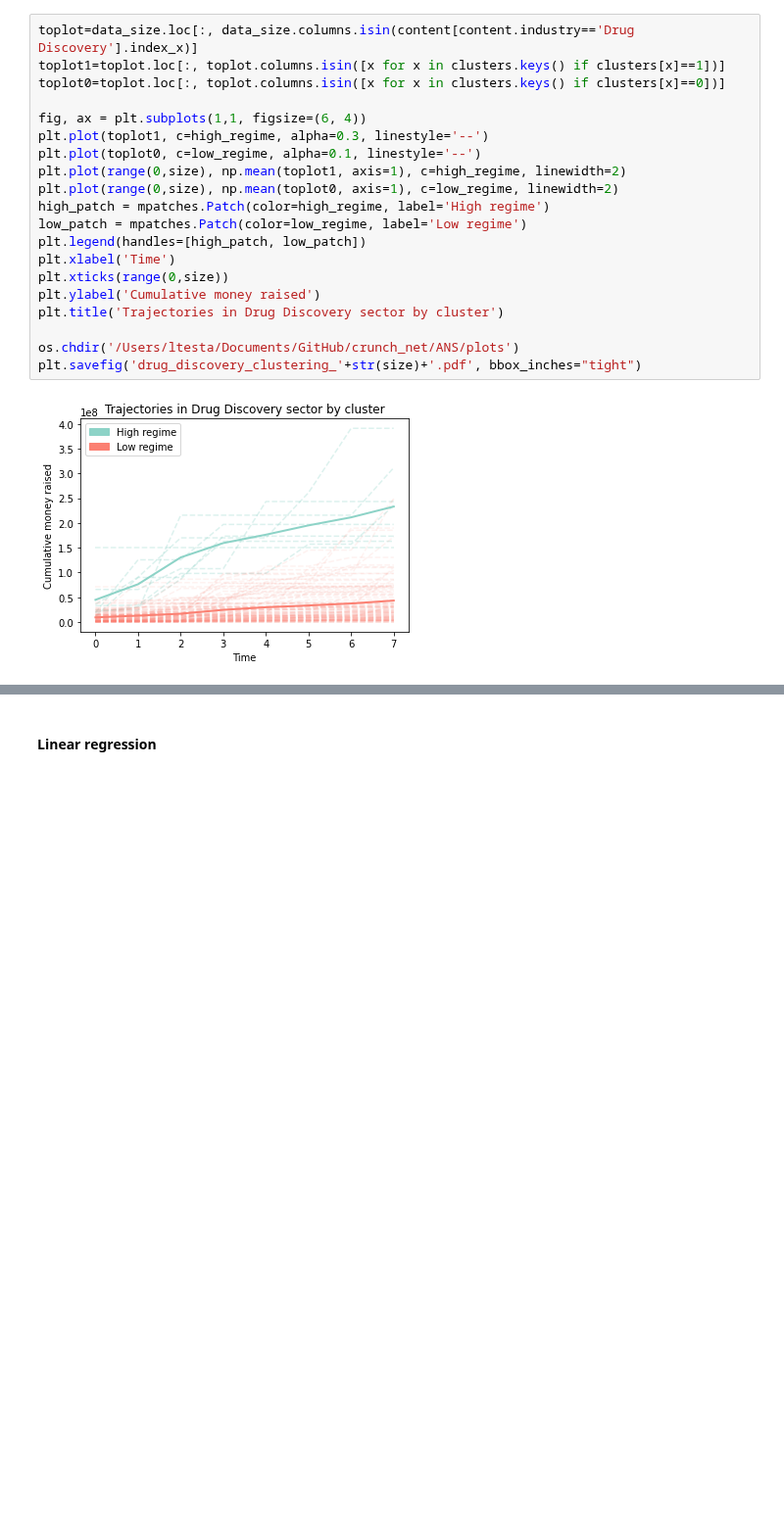
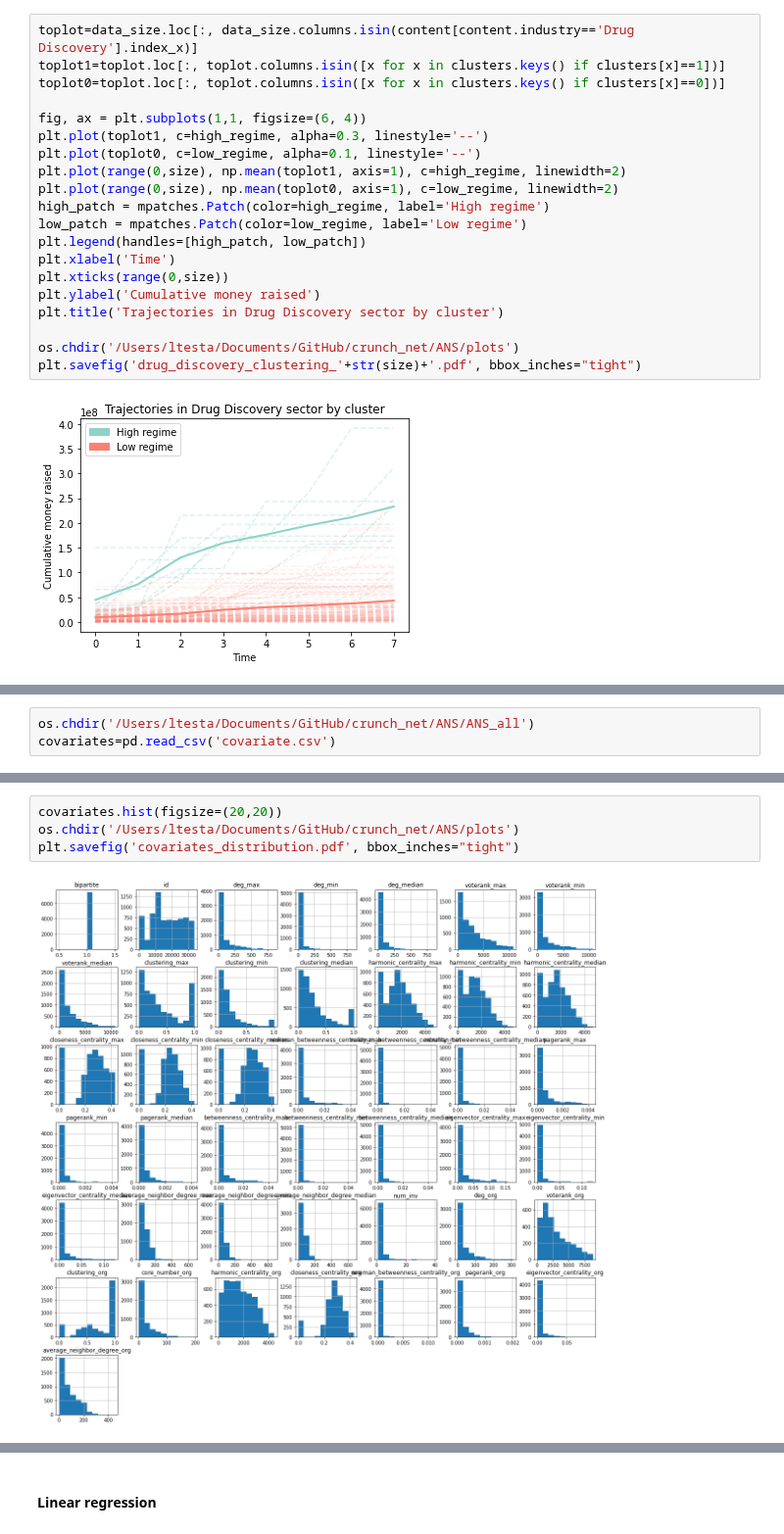
Before and after one commit to testalorenzo/crunch_net, a Jupyter notebook: ANS/notebook/notebooks/ANS_extension.ipynb, the cells around one changed output, grey strips where cells are left out. Shown at 98% size. Drawn from its saved outputs; the diff is of its cells as text; blank space fills up the shorter version.

```diff
--- a/ANS/notebook/notebooks/ANS_extension.ipynb
+++ b/ANS/notebook/notebooks/ANS_extension.ipynb
@@ -219,0 +218,3 @@ toplot.shape
+# %%
+os.chdir('/Users/ltesta/Documents/GitHub/crunch_net/ANS/ANS_all')
+covariates=pd.read_csv('covariate.csv')
@@ -219,0 +231,6 @@ toplot.shape
+# %%
+covariates.hist(figsize=(20,20))
+os.chdir('/Users/ltesta/Documents/GitHub/crunch_net/ANS/plots')
+plt.savefig('covariates_distribution.pdf', bbox_inches="tight")
+# %% [output]
+[figure, added]
```
Also changed, not shown: parts of 8 cells of this notebook, 3 other files.
